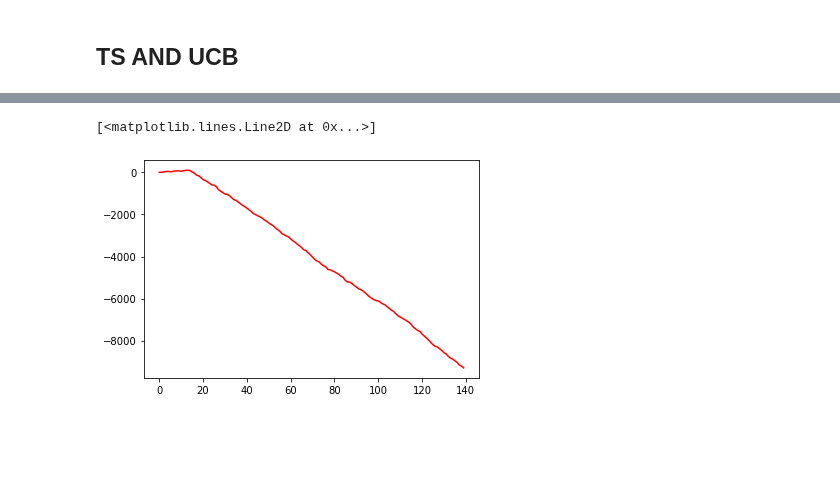
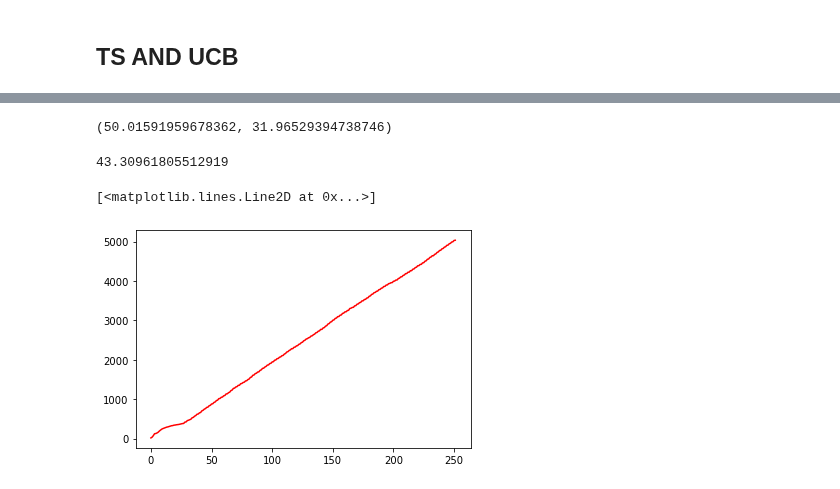
Before and after one commit to GiuliaMontani/Online-learning-application, a Jupyter notebook: Ola_project/Step7.ipynb, the cells around one changed output, grey strips where cells are left out. Saved outputs shown, nothing was run; the diff lists cells and outputs as text; code cells hidden in the pictures; blank space fills up the shorter version.

```diff
--- a/Ola_project/Step7.ipynb
+++ b/Ola_project/Step7.ipynb
@@ -688,5 +371,0 @@ UCB 1.500876465383857 3.342032906479586
-# %%
-print("TS Pulls per arm")
-for i in range(len(ts_pulls_per_arm_per_experiment)):
-    print("_______________________________________________")
-    print(ts_pulls_per_arm_per_experiment[i])
@@ -711,5 +371,0 @@ _______________________________________________
-# %%
-print("UCB Pulls per arm")
-for i in range(len(ucb_pulls_per_arm_per_experiment)):
-    print("_______________________________________________")
-    print(ucb_pulls_per_arm_per_experiment[i])
@@ -754,4 +372,5 @@ plt.show()
 # %%
+#SPlit finale
 #Random algorithm which for each round pulls a random choice
 #to estimate asymptotically the conv_rates and the mean of the number of units sold per product,
 #useful for computing clairvoyant solution and regrets of the bandit algorithms
@@ -763,14 +382,13 @@ n_days = 14*10
 fixed_alpha = 0
 fixed_weights = 1
 fixed_units = 0
-num_experiments = 2
+num_experiments = 5
 opt_vector = [[np.zeros(num_experiments) for _ in range(2)] for _ in range(2)]
 conv_rates_per_experiment = [[[] for _ in range(2)] for _ in range(2)]
 mean_units_sold_per_product_per_eperiment = [[[] for _ in range(2)] for _ in range(2)]
 cr_learner_expected_rewards_per_experiment = [[[] for _ in range(2)] for _ in range(2)]
 collected_reward_crs = np.array([])
-collected_reward_tss = np.array([])
-
+opt_vector = [[np.zeros(num_experiments) for _ in range(2)] for _ in range(2)]
 mu_c0_cr = [[0 for _ in range(2)] for _ in range(2)]
 mu_c0_ts = [[0 for _ in range(2)] for _ in range(2)]
 for e in range(num_experiments):
@@ -782,7 +400,7 @@ for e in range(num_experiments):
     pulled_arm_cr = [[np.zeros(5) for _ in range(2)] for _ in range(2)]
 
 
-    for d in range(1000):
+    for d in range(300):
                 pulled_arm_cr = [[np.zeros(5) for _ in range(2)] for _ in range(2)]
                 for f1 in range(2):
                     for f2 in range(2):
@@ -793,12 +411,14 @@ for e in range(num_experiments):
                 for f1 in range(2):
                     for f2 in range(2):
                         cr_learners[f1][f2].update(pulled_arm_cr[f1][f2], reward_cr[f1][f2], env.clicks_current_day[f1][f2], env.purchases_current_day[f1][f2],env.daily_units[f1][f2])
-
+                        collected_reward_crs=np.concatenate((collected_reward_crs,
+                                                  cr_learners[f1][f2].collected_rewards))
 
     conversion_rates = [[np.zeros((5,4)) for _ in range(2)] for _ in range(2)]
     np.set_printoptions(suppress=True)
 
-    opt_vector = [[np.zeros(num_experiments) for _ in range(2)] for _ in range(2)]
+
+
 
     for f1 in range(2):
             for f2 in range(2):
@@ -809,7 +429,6 @@ for e in range(num_experiments):
 
                 mean_units_sold_per_product_per_eperiment[f1][f2].append(cr_learners[f1][f2].lambda_poisson)
                 cr_learner_expected_rewards_per_experiment[f1][f2].append(cr_learners[f1][f2].expected_rewards)
-
 
 
 opt = [[0 for _ in range(2)] for _ in range(2)]
@@ -1046,7 +653,15 @@ p_c1*mu_c1 + p_c2*mu_c2= 1514.9680470771532
 # %%
 OPT = opt[0][0] * 0.3 + opt[1][0]*0.4 + 0.3*opt[1][1]
+# %%
+OPT, np.mean(collected_reward_tss)
+# %% [output]
+(50.01591959678362, 31.96529394738746)
+# %%
+np.mean(collected_reward_tss[14:28])
+# %% [output]
+43.30961805512919
 # %%
-plt.plot(np.cumsum(OPT - collected_rewards, axis=0), 'r')
+plt.plot(np.cumsum(OPT - collected_reward_tss, axis=0), 'r')
 # %% [output]
 [<matplotlib.lines.Line2D at 0x...>]
-[figure, old version]
+[figure, new version]
```
Also changed, not shown: parts of 15 cells of this notebook.
